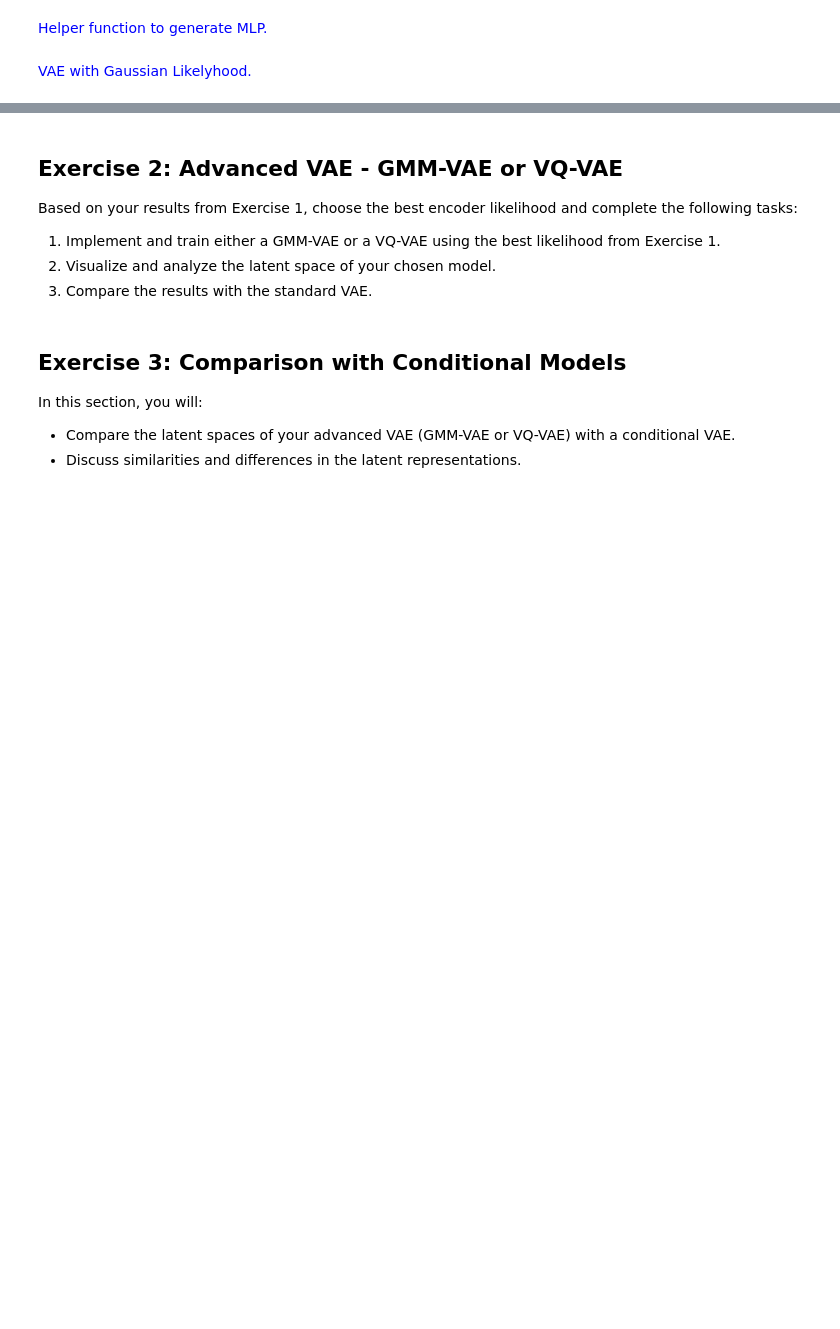
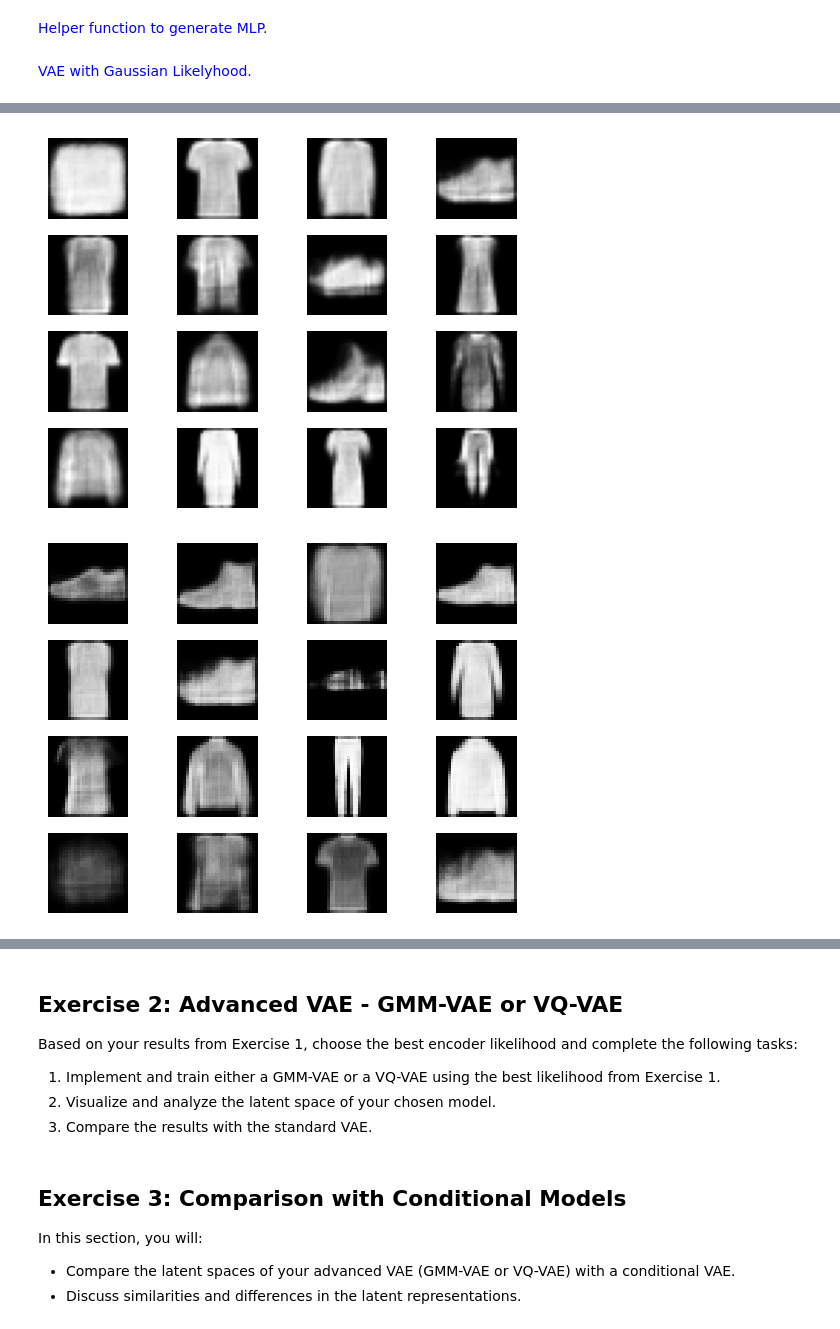
Before and after one commit to Lolillosky/GenerativeDeepLearningCourse, a Jupyter notebook: Topic4/Homework_VAEs.ipynb, the cells around one changed output, grey strips where cells are left out. Cells and saved outputs as stored; diff of their text form; code cells hidden in the pictures; blank space fills up the shorter version.

```diff
--- a/Topic4/Homework_VAEs.ipynb
+++ b/Topic4/Homework_VAEs.ipynb
@@ -347,0 +556,16 @@ trainer.fit(lit_model, train_dataloaders=train_data_loader, val_dataloaders=vali
+# %%
+input_dim = train_dataset[0][0].numel()
+
+
+num_hidden_layers = 2
+num_hidden_layer_neurons = 64
+
+latent_dim = 64
+
+
+
+encoder =  Encoder(encoder_net=make_mlp(input_dim, 2 * latent_dim, num_hidden_layers, num_hidden_layer_neurons))
+decoder = BernoulliDecoder(decoder_net=make_mlp(latent_dim, input_dim, num_hidden_layers, num_hidden_layer_neurons))
+
+
+vae = VAE(encoder, decoder)
@@ -347,0 +643,11 @@ trainer.fit(lit_model, train_dataloaders=train_data_loader, val_dataloaders=vali
+# %%
+best_model = LitGenericVAEModel.load_from_checkpoint(
+    checkpoint.best_model_path,
+    vae_model=vae,
+)
+
+samples_generated_noise(best_model.vae_model)
+samples_generated_no_noise(best_model.vae_model)
+# %% [output]
+[figure, added]
+[figure, added]
```
Also changed, not shown: parts of 16 cells of this notebook.
